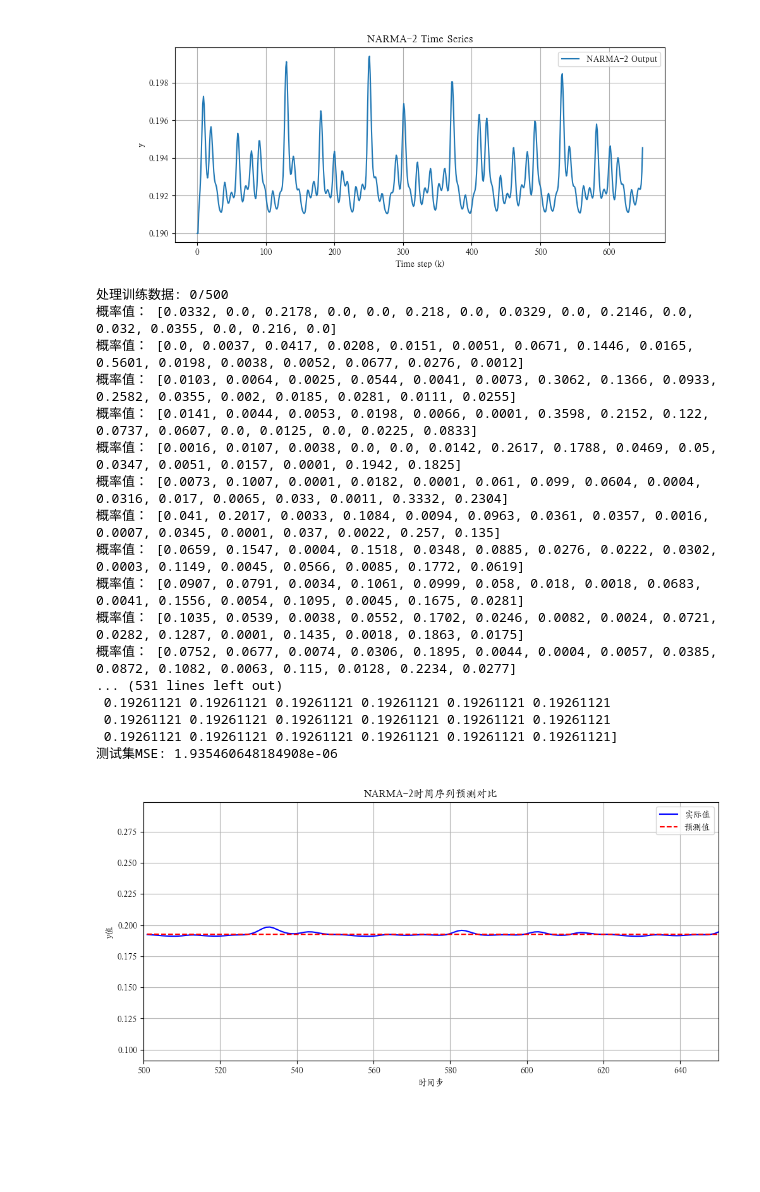
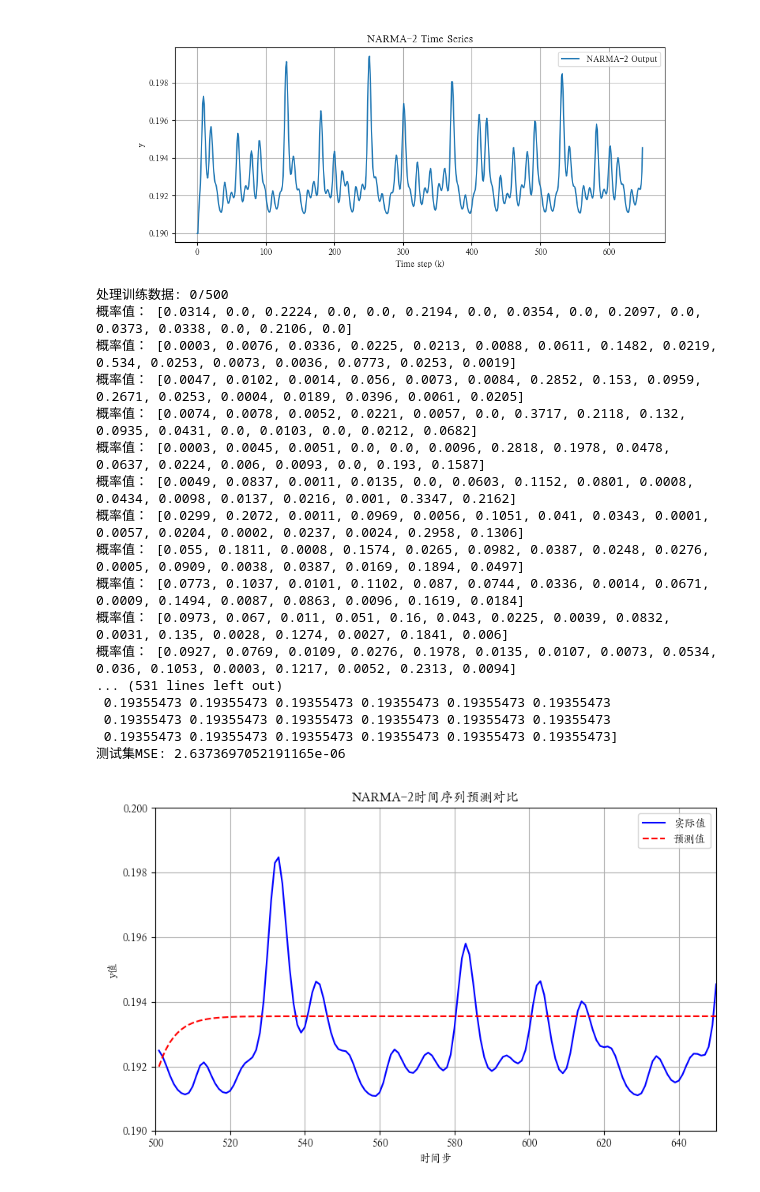
Before and after one commit to yyd6190/QRC_project1, a Jupyter notebook: 4q-v.ipynb, the cells around one changed output. Drawn from its saved outputs; the diff is of its cells as text; code cells hidden in the pictures; blank space fills up the shorter version.

```diff
--- a/4q-v.ipynb
+++ b/4q-v.ipynb
@@ -219,7 +219,7 @@ for i in range(150):
     # 计算概率分布
     probabilities = {}
     for state_idx in range(n_states):
-        state = format(state_idx, '08b')
+        state = format(state_idx, '04b')
         probabilities[state] = round(result.get(state, 0) / shots, 6)
 
     sorted_states = sorted(probabilities.keys())
@@ -245,49 +245,48 @@ print(f"测试集MSE: {mse}")
 # 保存预测结果和实际值
 np.save('/Users/dyy/github/QRC_project1/quantum_predictions.npy', predictions)
 np.save('/Users/dyy/github/QRC_project1/actual_values.npy', test_data)
 
 # 修改后的绘图代码（仅展示一维对比）
-plt.figure(figsize=(10, 5))
+plt.figure(figsize=(8, 5))
 
 # 生成时间步坐标（测试集从501到650）
 time_steps = range(501, 651)
 
 # 绘制实际值和预测值对比
 plt.plot(time_steps, test_data, 'b-', linewidth=1.5, label='实际值')
 plt.plot(time_steps, predictions, 'r--', linewidth=1.5, label='预测值')
 
 # 添加图注和标签
 plt.title('NARMA-2时间序列预测对比')
 plt.xlabel('时间步')
 plt.ylabel('y值')
 plt.legend()
 plt.grid(True)
 
 # 调整坐标轴范围
 plt.xlim(500, 650)
-plt.ylim(min(min(test_data), min(predictions))-0.1,
-         max(max(test_data), max(predictions))+0.1)
+plt.ylim(0.19, 0.2)  # 仅显示0.19到0.2区间
 
 # 保存并显示图像
 plt.tight_layout()
 plt.savefig('/Users/dyy/github/QRC_project1/narma_prediction_comparison.png')
 plt.show()
 # %% [output]
 处理训练数据: 0/500
-概率值： [0.0332, 0.0, 0.2178, 0.0, 0.0, 0.218, 0.0, 0.0329, 0.0, 0.2146, 0.0, 0.032, 0.0355, 0.0, 0.216, 0.0]
-概率值： [0.0, 0.0037, 0.0417, 0.0208, 0.0151, 0.0051, 0.0671, 0.1446, 0.0165, 0.5601, 0.0198, 0.0038, 0.0052, 0.0677, 0.0276, 0.0012]
-概率值： [0.0103, 0.0064, 0.0025, 0.0544, 0.0041, 0.0073, 0.3062, 0.1366, 0.0933, 0.2582, 0.0355, 0.002, 0.0185, 0.0281, 0.0111, 0.0255]
-概率值： [0.0141, 0.0044, 0.0053, 0.0198, 0.0066, 0.0001, 0.3598, 0.2152, 0.122, 0.0737, 0.0607, 0.0, 0.0125, 0.0, 0.0225, 0.0833]
-概率值： [0.0016, 0.0107, 0.0038, 0.0, 0.0, 0.0142, 0.2617, 0.1788, 0.0469, 0.05, 0.0347, 0.0051, 0.0157, 0.0001, 0.1942, 0.1825]
-概率值： [0.0073, 0.1007, 0.0001, 0.0182, 0.0001, 0.061, 0.099, 0.0604, 0.0004, 0.0316, 0.017, 0.0065, 0.033, 0.0011, 0.3332, 0.2304]
-概率值： [0.041, 0.2017, 0.0033, 0.1084, 0.0094, 0.0963, 0.0361, 0.0357, 0.0016, 0.0007, 0.0345, 0.0001, 0.037, 0.0022, 0.257, 0.135]
-概率值： [0.0659, 0.1547, 0.0004, 0.1518, 0.0348, 0.0885, 0.0276, 0.0222, 0.0302, 0.0003, 0.1149, 0.0045, 0.0566, 0.0085, 0.1772, 0.0619]
-概率值： [0.0907, 0.0791, 0.0034, 0.1061, 0.0999, 0.058, 0.018, 0.0018, 0.0683, 0.0041, 0.1556, 0.0054, 0.1095, 0.0045, 0.1675, 0.0281]
-概率值： [0.1035, 0.0539, 0.0038, 0.0552, 0.1702, 0.0246, 0.0082, 0.0024, 0.0721, 0.0282, 0.1287, 0.0001, 0.1435, 0.0018, 0.1863, 0.0175]
-概率值： [0.0752, 0.0677, 0.0074, 0.0306, 0.1895, 0.0044, 0.0004, 0.0057, 0.0385, 0.0872, 0.1082, 0.0063, 0.115, 0.0128, 0.2234, 0.0277]
+概率值： [0.0314, 0.0, 0.2224, 0.0, 0.0, 0.2194, 0.0, 0.0354, 0.0, 0.2097, 0.0, 0.0373, 0.0338, 0.0, 0.2106, 0.0]
+概率值： [0.0003, 0.0076, 0.0336, 0.0225, 0.0213, 0.0088, 0.0611, 0.1482, 0.0219, 0.534, 0.0253, 0.0073, 0.0036, 0.0773, 0.0253, 0.0019]
+概率值： [0.0047, 0.0102, 0.0014, 0.056, 0.0073, 0.0084, 0.2852, 0.153, 0.0959, 0.2671, 0.0253, 0.0004, 0.0189, 0.0396, 0.0061, 0.0205]
+概率值： [0.0074, 0.0078, 0.0052, 0.0221, 0.0057, 0.0, 0.3717, 0.2118, 0.132, 0.0935, 0.0431, 0.0, 0.0103, 0.0, 0.0212, 0.0682]
+概率值： [0.0003, 0.0045, 0.0051, 0.0, 0.0, 0.0096, 0.2818, 0.1978, 0.0478, 0.0637, 0.0224, 0.006, 0.0093, 0.0, 0.193, 0.1587]
+概率值： [0.0049, 0.0837, 0.0011, 0.0135, 0.0, 0.0603, 0.1152, 0.0801, 0.0008, 0.0434, 0.0098, 0.0137, 0.0216, 0.001, 0.3347, 0.2162]
+概率值： [0.0299, 0.2072, 0.0011, 0.0969, 0.0056, 0.1051, 0.041, 0.0343, 0.0001, 0.0057, 0.0204, 0.0002, 0.0237, 0.0024, 0.2958, 0.1306]
+概率值： [0.055, 0.1811, 0.0008, 0.1574, 0.0265, 0.0982, 0.0387, 0.0248, 0.0276, 0.0005, 0.0909, 0.0038, 0.0387, 0.0169, 0.1894, 0.0497]
+概率值： [0.0773, 0.1037, 0.0101, 0.1102, 0.087, 0.0744, 0.0336, 0.0014, 0.0671, 0.0009, 0.1494, 0.0087, 0.0863, 0.0096, 0.1619, 0.0184]
+概率值： [0.0973, 0.067, 0.011, 0.051, 0.16, 0.043, 0.0225, 0.0039, 0.0832, 0.0031, 0.135, 0.0028, 0.1274, 0.0027, 0.1841, 0.006]
+概率值： [0.0927, 0.0769, 0.0109, 0.0276, 0.1978, 0.0135, 0.0107, 0.0073, 0.0534, 0.036, 0.1053, 0.0003, 0.1217, 0.0052, 0.2313, 0.0094]
 ... (531 lines left out)
- 0.19261121 0.19261121 0.19261121 0.19261121 0.19261121 0.19261121
- 0.19261121 0.19261121 0.19261121 0.19261121 0.19261121 0.19261121
- 0.19261121 0.19261121 0.19261121 0.19261121 0.19261121 0.19261121]
-测试集MSE: 1.935460648184908e-06
+ 0.19355473 0.19355473 0.19355473 0.19355473 0.19355473 0.19355473
+ 0.19355473 0.19355473 0.19355473 0.19355473 0.19355473 0.19355473
+ 0.19355473 0.19355473 0.19355473 0.19355473 0.19355473 0.19355473]
+测试集MSE: 2.6373697052191165e-06
-[figure, old version]
+[figure, new version]
```
Also changed, not shown: 2 other files.
